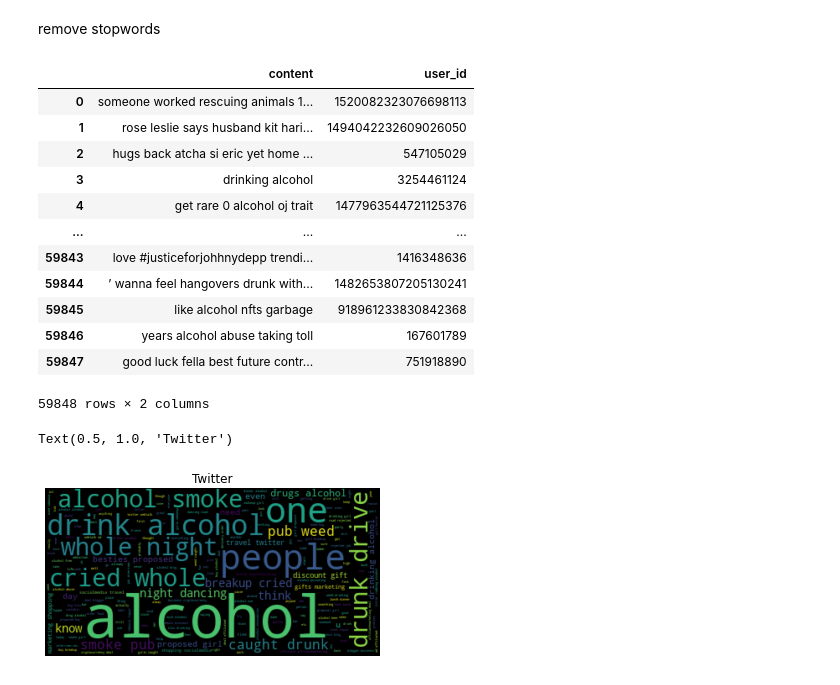
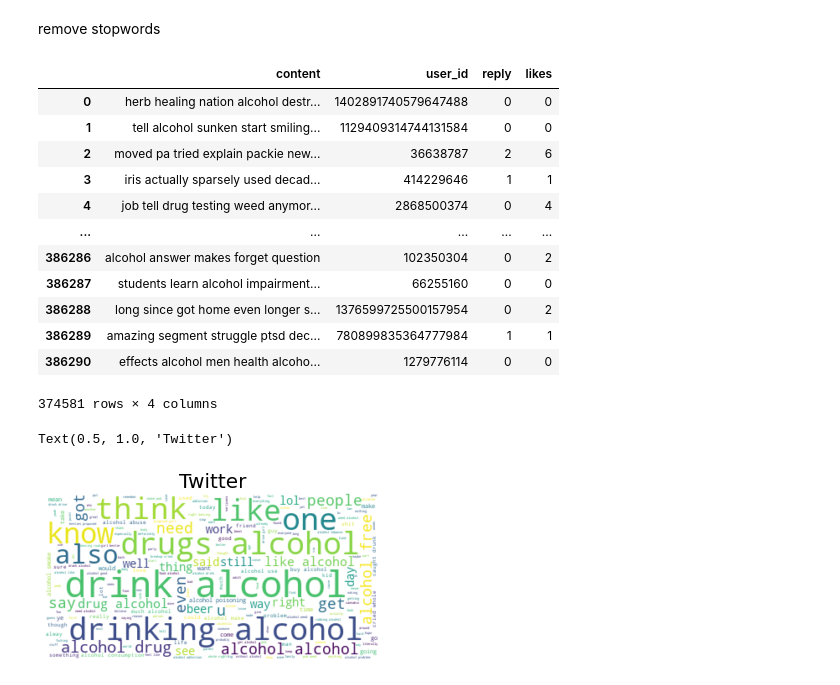
Before and after one commit to Coco-Jiachen-Yu/replication-materials-Coco-Jiachen-Yu, a Jupyter notebook: Analysis_Twitter.ipynb, the cells around one changed output. Saved outputs shown, nothing was run; the diff lists cells and outputs as text; code cells hidden in the pictures.

```diff
--- a/Analysis_Twitter.ipynb
+++ b/Analysis_Twitter.ipynb
@@ -12,6 +12,8 @@ for line in open('twitter-@alcohol.json', 'r'):
 
 twitter_content = []
 twitter_user = []
+twitter_reply = []
+twitter_likes = []
 
 for tweet in tweets:
     try:
@@ -19,11 +21,15 @@ for tweet in tweets:
             lang = "en"
             twitter_content.append(tweet["content"])
             twitter_user.append(tweet["user"]["id"])
+            twitter_reply.append(tweet["replyCount"])
+            twitter_likes.append(tweet["likeCount"])
     except:
         lang = 'no'
 # %%
 data = pd.DataFrame()
 data["content"] = twitter_content
 data["user_id"] = twitter_user
+data["reply"] = twitter_reply
+data["likes"] = twitter_likes
 data
 # %% [output]
@@ -42,0 +76,4 @@ data
+# %%
+data = data.drop(data[data.user_id == 405259565].index)
+data = data.drop(data[data.user_id == 617853906].index)
+data
@@ -51,41 +102,42 @@ STOP_PREFIXES = ("@", "http", "&amp")
 
 def clean_text(comment):
     comment = comment.replace("\n", " ")
-    comment = comment.replace("  ", " ")
     comment = comment.lower()
     words = []
 
     for word in TweetTokenizer().tokenize(comment):
-        if word not in list(string.punctuation) and word not in stopwords.words("english") and not word.startswith(STOP_PREFIXES):
-            words.append(word)
+        if word:
+            if word.isalpha() and word not in list(string.punctuation) and word not in stopwords.words("english") and not word.startswith(STOP_PREFIXES) and word != "’":
+                words.append(word)
 
     return (" ").join(words)
 
 data["content"] = data["content"].apply(clean_text)
 data
 # %% [output]
-|  | content | user_id |
-| 0 | someone worked rescuing animals 1... | 1520082323076698113 |
-| 1 | rose leslie says husband kit hari... | 1494042232609026050 |
-| 2 | hugs back atcha si eric yet home ... | 547105029 |
-| 3 | drinking alcohol | 3254461124 |
-| 4 | get rare 0 alcohol oj trait | 1477963544721125376 |
-| ... | ... | ... |
-| 59843 | love #justiceforjohhnydepp trendi... | 1416348636 |
-| 59844 | ’ wanna feel hangovers drunk with... | 1482653807205130241 |
-| 59845 | like alcohol nfts garbage | 918961233830842368 |
-| 59846 | years alcohol abuse taking toll | 167601789 |
-| 59847 | good luck fella best future contr... | 751918890 |
+|  | content | user_id | reply | likes |
+| 0 | herb healing nation alcohol destr... | 1402891740579647488 | 0 | 0 |
+| 1 | tell alcohol sunken start smiling... | 1129409314744131584 | 0 | 0 |
+| 2 | moved pa tried explain packie new... | 36638787 | 2 | 6 |
+| 3 | iris actually sparsely used decad... | 414229646 | 1 | 1 |
+| 4 | job tell drug testing weed anymor... | 2868500374 | 0 | 4 |
+| ... | ... | ... | ... | ... |
+| 386286 | alcohol answer makes forget question | 102350304 | 0 | 2 |
+| 386287 | students learn alcohol impairment... | 66255160 | 0 | 0 |
+| 386288 | long since got home even longer s... | 1376599725500157954 | 0 | 2 |
+| 386289 | amazing segment struggle ptsd dec... | 780899835364777984 | 1 | 1 |
+| 386290 | effects alcohol men health alcoho... | 1279776114 | 0 | 0 |
-59848 rows × 2 columns
+374581 rows × 4 columns
 # %%
 from wordcloud import WordCloud
 import matplotlib.pyplot as plt
+import seaborn as sns
 
 words = " ".join(data["content"].values)
-word_cloud = WordCloud().generate(words)
+word_cloud = WordCloud(stopwords=stopwords.words("english"), background_color="white").generate(words)
 plt.imshow(word_cloud, interpolation="bilinear")
 plt.axis("off")
-plt.title("Twitter")
+plt.title("Twitter", size=20)
 # %% [output]
 Text(0.5, 1.0, 'Twitter')
-[figure, old version]
+[figure, new version]
```
Also changed, not shown: parts of 11 cells of this notebook, 2 other files.
